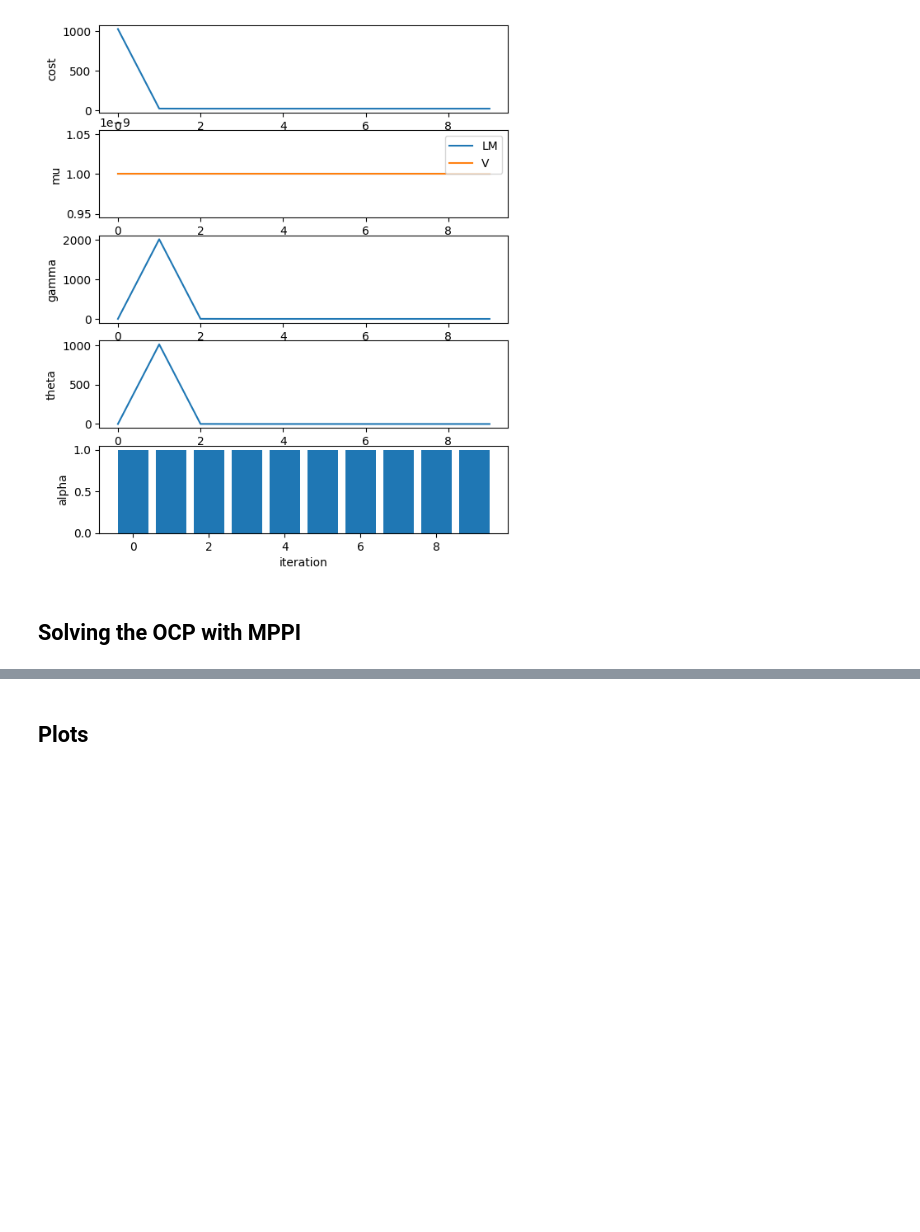
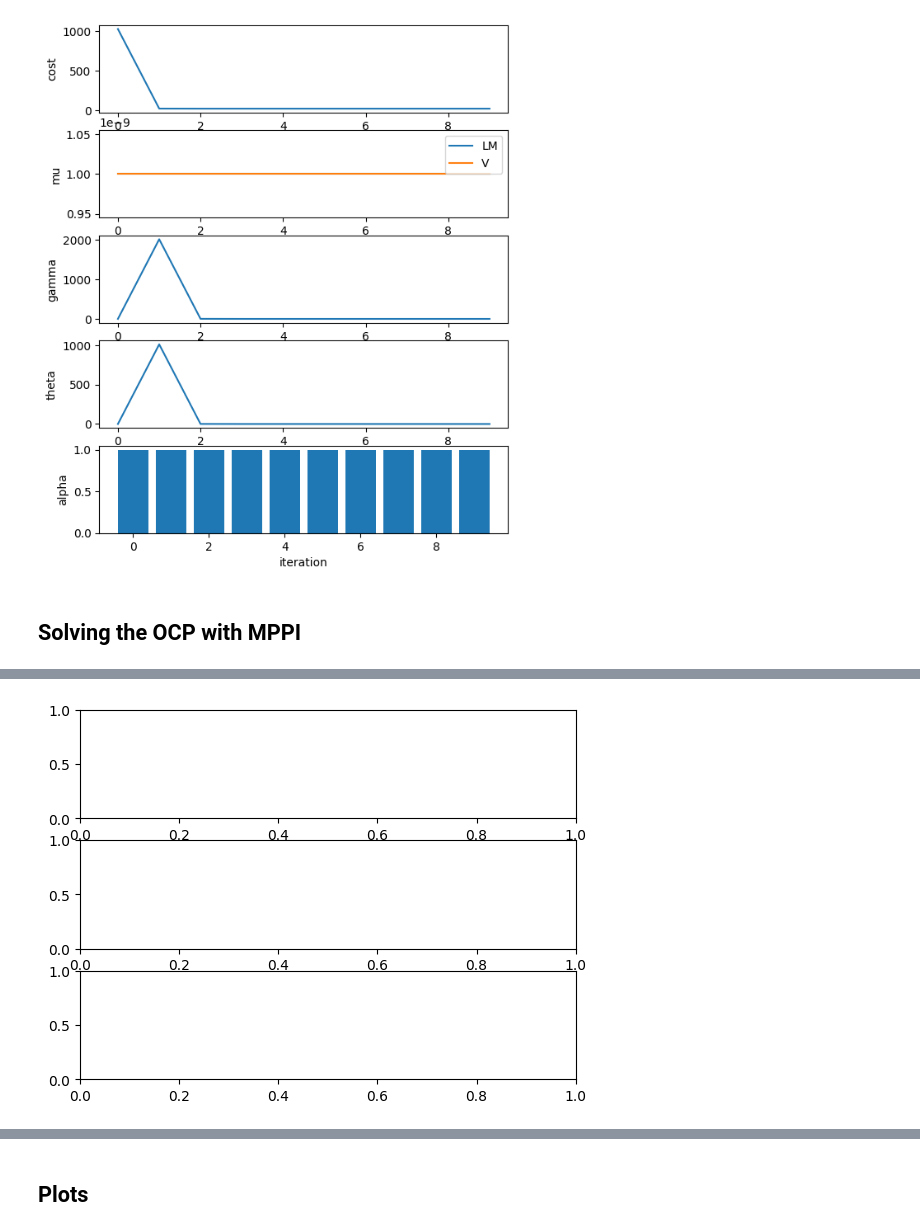
Before and after one commit to srete/mppi-vs-ddp-crocoddyl, a Jupyter notebook: 1_ unicycle_ddp_vs_mppi.ipynb, the cells around one changed output, grey strips where cells are left out. Saved outputs shown, nothing was run; the diff lists cells and outputs as text; code cells hidden in the pictures; blank space fills up the shorter version.

```diff
--- a/1_ unicycle_ddp_vs_mppi.ipynb
+++ b/1_ unicycle_ddp_vs_mppi.ipynb
@@ -131,43 +131,44 @@ Final cost of optimal trajectory: 19.7265
 # %%
-# # 3. Use the logger to plot the collected data
-# print("\nPlotting results...")
-# # logger.plot_total_cost()
-# fig, axes = plt.subplots(3, 1)
-# # Plot sampled controls for the first detailed log (actual MPPI iteration 0)
-# # Showing nominal U for that iteration, and coloring by weight
-# if logger.sampled_controls_hist:
-#     pass
-# #     print("\nPlotting sampled controls for Iteration 0 (with nominal U and weights)...")
-# #     logger.plot_sampled_controls(iteration_index_in_log=0,
-# #                                         num_samples_to_plot=20,
-# #                                         plot_nominal_controls_for_this_iter=True,
-# #                                         plot_final_nominal_controls=True,
-# #                                         color_by_weight=True)
+# 3. Use the logger to plot the collected data
+print("\nPlotting results...")
+# logger.plot_total_cost()
+fig, axes = plt.subplots(3, 1)
+# Plot sampled controls for the first detailed log (actual MPPI iteration 0)
+# Showing nominal U for that iteration, and coloring by weight
+if logger_mppi.sampled_controls_hist:
+    pass
+    print("\nPlotting sampled controls for Iteration 0 (with nominal U and weights)...")
+    logger_mppi.plot_sampled_controls(iteration_index_in_log=0,
+                                        num_samples_to_plot=100,
+                                        plot_nominal_controls_for_this_iter=True,
+                                        plot_final_nominal_controls=True,
+                                        color_by_weight=True)
 
-#     # Plot sampled states for the first detailed log (actual MPPI iteration 0)
-#     print("\nPlotting sampled states for Iteration 0 (with nominal X)...")
-#     logger.plot_sampled_states(iteration_index_in_log=0,
-#                                     num_samples_to_plot=20,
-#                                     plot_nominal_states_for_this_iter=True,
-#                                     plot_final_nominal_states=True,
-#                                     color_by_weight=True,
-#                                     fig=fig, axes=axes)
+    # Plot sampled states for the first detailed log (actual MPPI iteration 0)
+    print("\nPlotting sampled states for Iteration 0 (with nominal X)...")
+    logger_mppi.plot_sampled_states(iteration_index_in_log=0,
+                                    num_samples_to_plot=100,
+                                    plot_nominal_states_for_this_iter=True,
+                                    plot_final_nominal_states=True,
+                                    color_by_weight=True,
+                                    fig=fig, axes=axes)
 
-# # Plot for a later detailed log (e.g., actual MPPI iteration 5, if it exists)
+# Plot for a later detailed log (e.g., actual MPPI iteration 5, if it exists)
 
-# if len(logger.sampled_controls_hist) > 1:
-#     pass
-#     # for i in range(1, len(logger.sampled_cost)):
-#     #     print(f"\nPlotting sampled controls for Iteration {i} (with nominal U and weights)...")
-#     #     logger.plot_sampled_controls(iteration_index_in_log=i, # This refers to the 2nd logged detailed iteration
-#     #                                         num_samples_to_plot=100,
-#     #                                         plot_nominal_controls_for_this_iter=True,
-#     #                                         plot_final_nominal_controls=True,
-#     #                                         color_by_weight=True)
-#     print("\nPlotting sampled states for Iteration 5 (with nominal X)...")
-#     for i in range(1, len(logger.sampled_cost)):
-#         logger.plot_sampled_states(iteration_index_in_log=i,
-#                                         num_samples_to_plot=100,
-#                                         plot_nominal_states_for_this_iter=True,
-#                                         plot_final_nominal_states=True,
-#                                         color_by_weight=True)
+if len(logger_mppi.sampled_controls_hist) > 1:
+    pass
+    for i in range(1, len(logger_mppi.sampled_cost)):
+        print(f"\nPlotting sampled controls for Iteration {i} (with nominal U and weights)...")
+        logger_mppi.plot_sampled_controls(iteration_index_in_log=i, # This refers to the 2nd logged detailed iteration
+                                            num_samples_to_plot=100,
+                                            plot_nominal_controls_for_this_iter=True,
+                                            plot_final_nominal_controls=True,
+                                            color_by_weight=True)
+    print("\nPlotting sampled states for Iteration 5 (with nominal X)...")
+    for i in range(1, len(logger_mppi.sampled_cost)):
+        logger_mppi.plot_sampled_states(iteration_index_in_log=i,
+                                        num_samples_to_plot=100,
+                                        plot_nominal_states_for_this_iter=True,
+                                        plot_final_nominal_states=True,
+                                        color_by_weight=True)
+# %% [output]
@@ -173,0 +178 @@ Final cost of optimal trajectory: 19.7265
+[figure, added]
```
Also changed, not shown: parts of 8 cells of this notebook, 7 other files.
